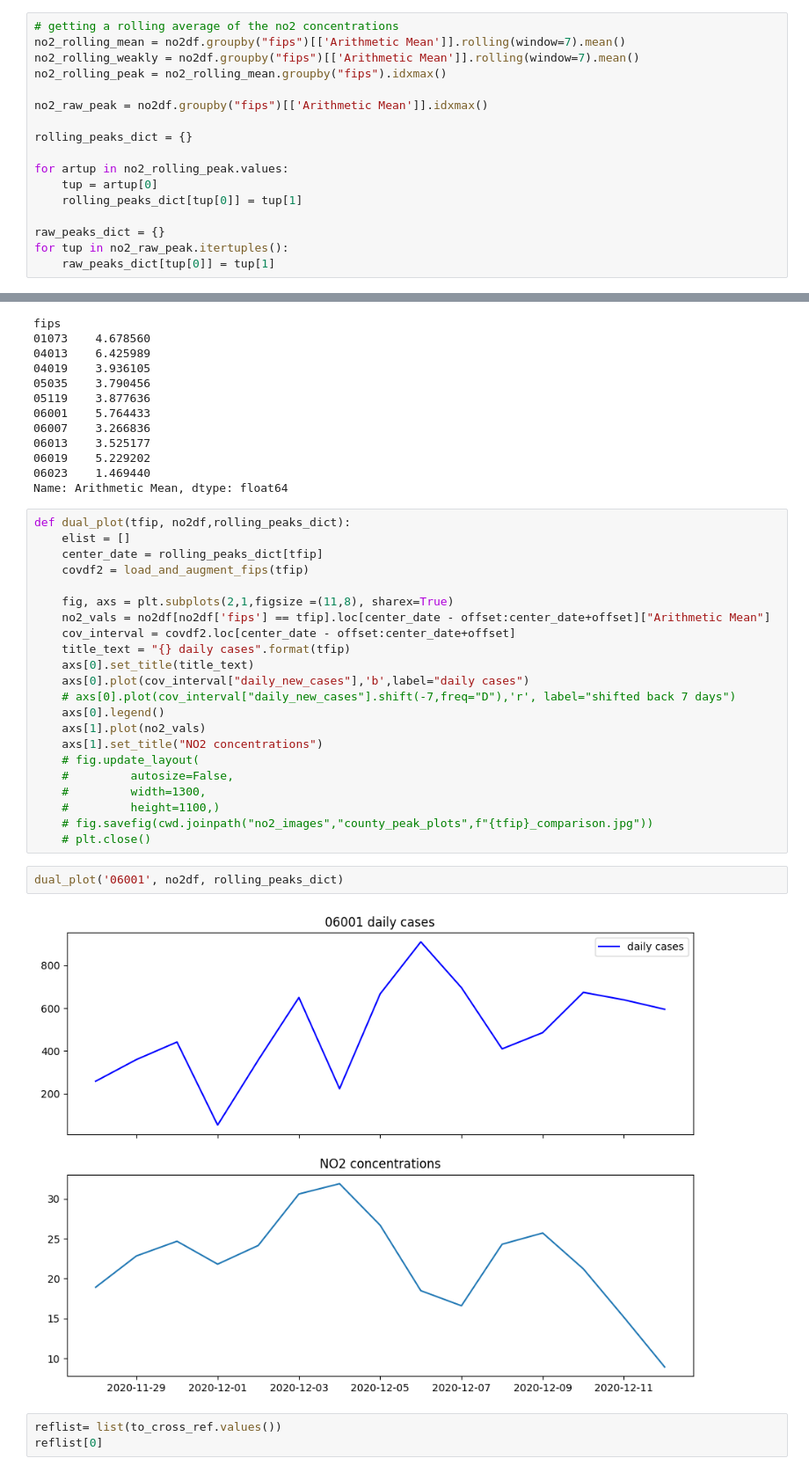
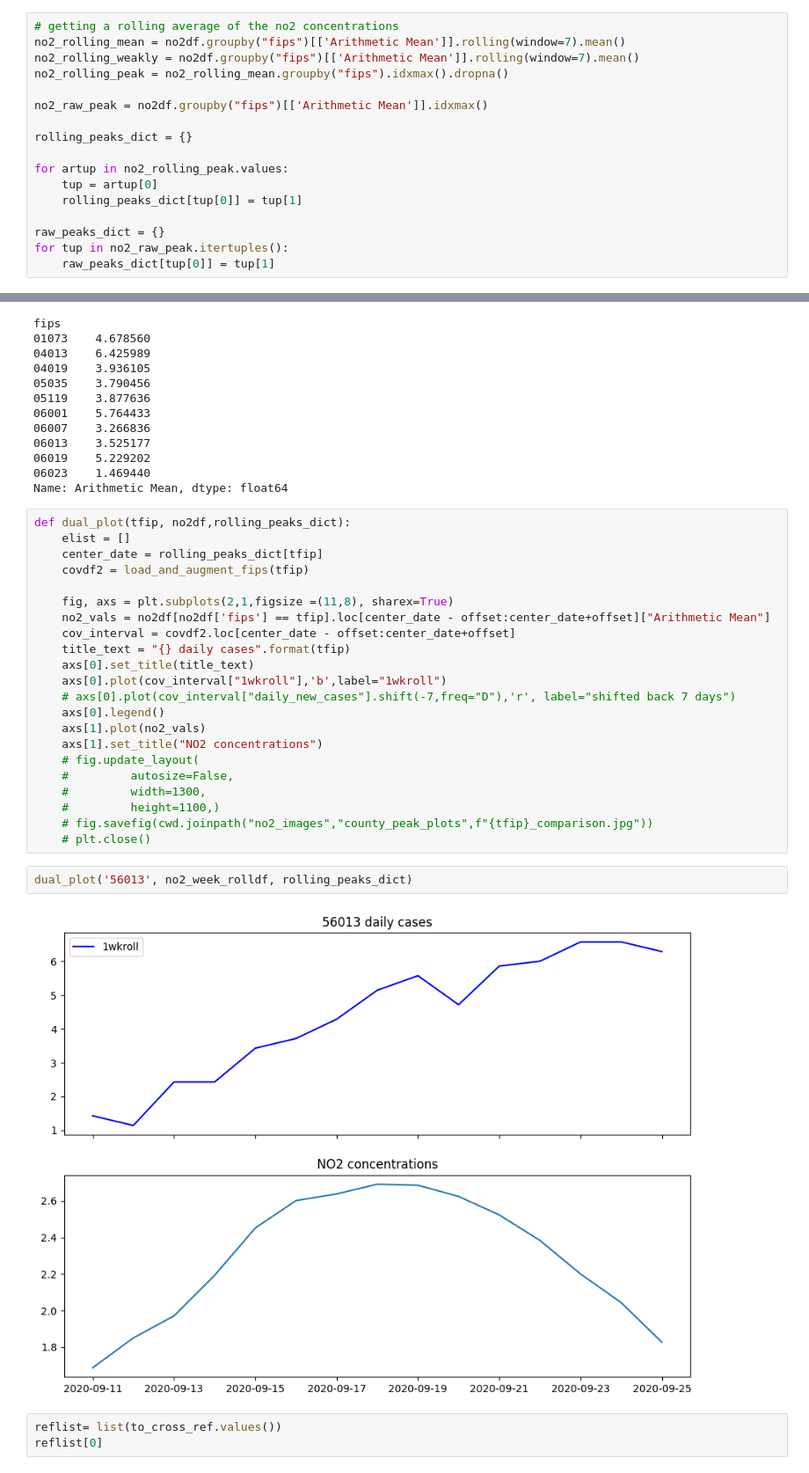
Before and after one commit to richstrouss/capstone, a Jupyter notebook: avk_data_investigation.ipynb, the cells around one changed output, grey strips where cells are left out. Shown: that part at 88% size. Cells and saved outputs as stored; diff of their text form.

```diff
--- a/avk_data_investigation.ipynb
+++ b/avk_data_investigation.ipynb
@@ -461,7 +461,7 @@ It is agreed that No2 has an effect on the immune system but estimates of the du
 # getting a rolling average of the no2 concentrations
 no2_rolling_mean = no2df.groupby("fips")[['Arithmetic Mean']].rolling(window=7).mean()
 no2_rolling_weakly = no2df.groupby("fips")[['Arithmetic Mean']].rolling(window=7).mean()
-no2_rolling_peak = no2_rolling_mean.groupby("fips").idxmax()
+no2_rolling_peak = no2_rolling_mean.groupby("fips").idxmax().dropna()
 
 no2_raw_peak = no2df.groupby("fips")[['Arithmetic Mean']].idxmax()
 
@@ -532,7 +520,7 @@ def dual_plot(tfip, no2df,rolling_peaks_dict):
     cov_interval = covdf2.loc[center_date - offset:center_date+offset]
     title_text = "{} daily cases".format(tfip)
     axs[0].set_title(title_text)
-    axs[0].plot(cov_interval["daily_new_cases"],'b',label="daily cases")
+    axs[0].plot(cov_interval["1wkroll"],'b',label="1wkroll")
     # axs[0].plot(cov_interval["daily_new_cases"].shift(-7,freq="D"),'r', label="shifted back 7 days")
     axs[0].legend()
     axs[1].plot(no2_vals)
@@ -544,9 +532,9 @@ def dual_plot(tfip, no2df,rolling_peaks_dict):
     # fig.savefig(cwd.joinpath("no2_images","county_peak_plots",f"{tfip}_comparison.jpg"))
     # plt.close()
 # %%
-dual_plot('06001', no2df, rolling_peaks_dict)
+dual_plot('56013', no2_week_rolldf, rolling_peaks_dict)
 # %% [output]
-[figure, old version]
+[figure, new version]
 # %%
 reflist= list(to_cross_ref.values())
 reflist[0]
```
Also changed, not shown: parts of 42 cells of this notebook, 2 other files.
